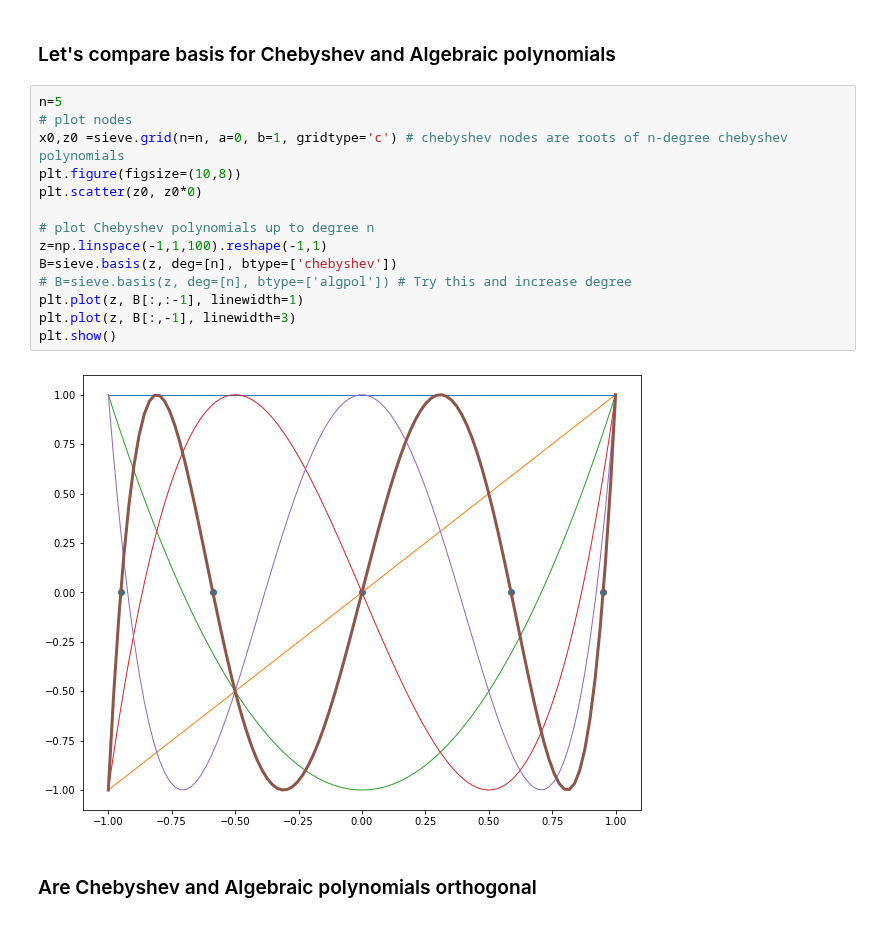
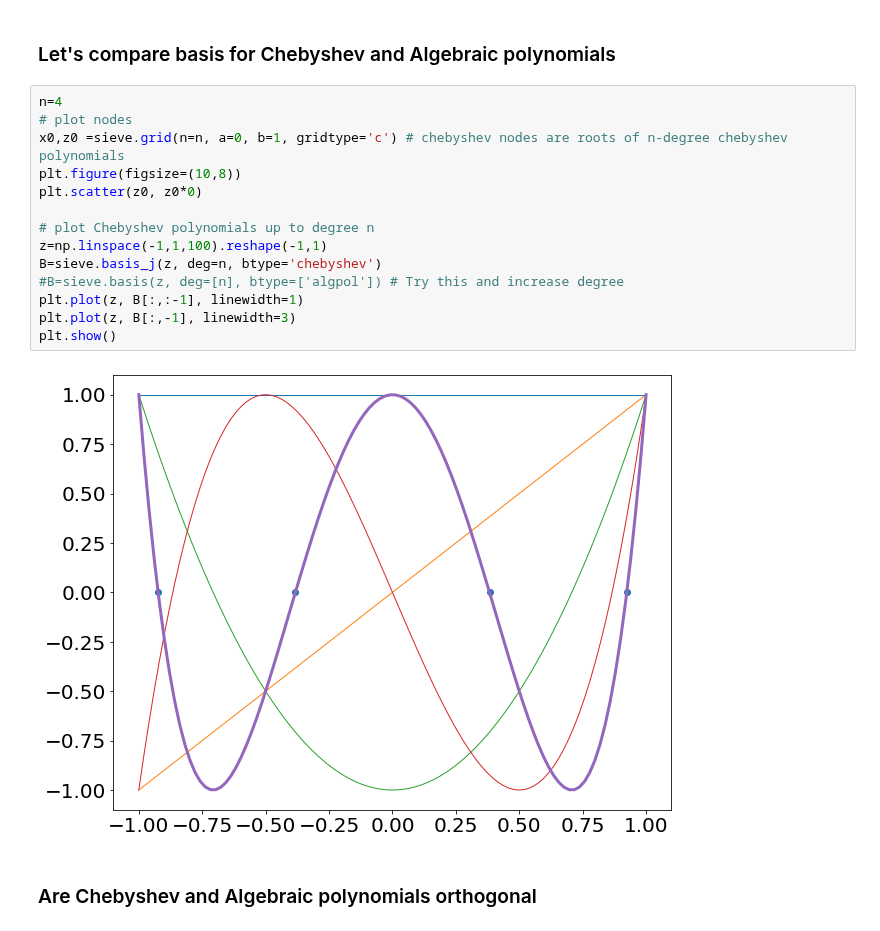
Before and after one commit to bschjerning/dp_ucph, a Jupyter notebook: 1_theory_tools/05_interpolation.ipynb, the cells around one changed output. Saved outputs shown, nothing was run; the diff lists cells and outputs as text.

```diff
--- a/1_theory_tools/05_interpolation.ipynb
+++ b/1_theory_tools/05_interpolation.ipynb
@@ -265,21 +272,21 @@ $$x_k=cos\left( \frac{2k-1}{2n}\pi\right), \quad \quad, k=1,\dots,n$$
 # %% [markdown]
 ### Let's compare basis for Chebyshev and Algebraic polynomials
 # %%
-n=5
+n=4
 # plot nodes
 x0,z0 =sieve.grid(n=n, a=0, b=1, gridtype='c') # chebyshev nodes are roots of n-degree chebyshev polynomials
 plt.figure(figsize=(10,8))
 plt.scatter(z0, z0*0)
 
 # plot Chebyshev polynomials up to degree n
 z=np.linspace(-1,1,100).reshape(-1,1)
-B=sieve.basis(z, deg=[n], btype=['chebyshev'])
-# B=sieve.basis(z, deg=[n], btype=['algpol']) # Try this and increase degree
+B=sieve.basis_j(z, deg=n, btype='chebyshev')
+#B=sieve.basis(z, deg=[n], btype=['algpol']) # Try this and increase degree
 plt.plot(z, B[:,:-1], linewidth=1)
 plt.plot(z, B[:,-1], linewidth=3)
 plt.show()
 # %% [output]
-[figure, old version]
+[figure, new version]
 # %% [markdown]
 ### Are Chebyshev and Algebraic polynomials orthogonal
 # %%
```
Also changed, not shown: parts of 40 cells of this notebook, 1 other file.
